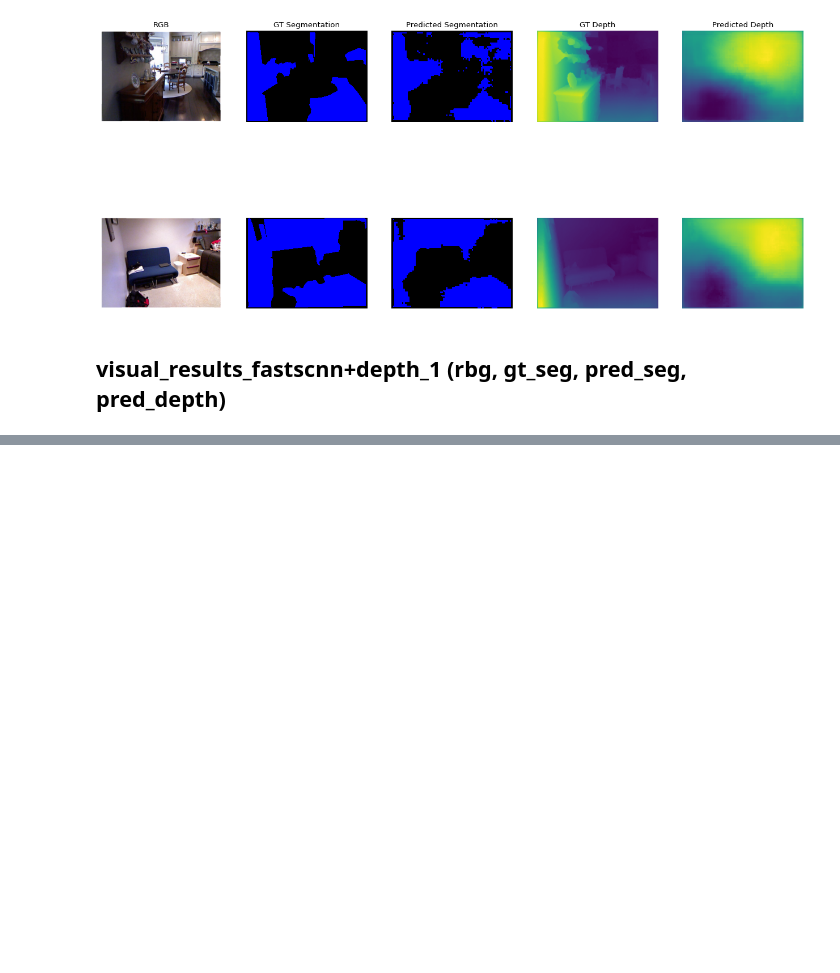
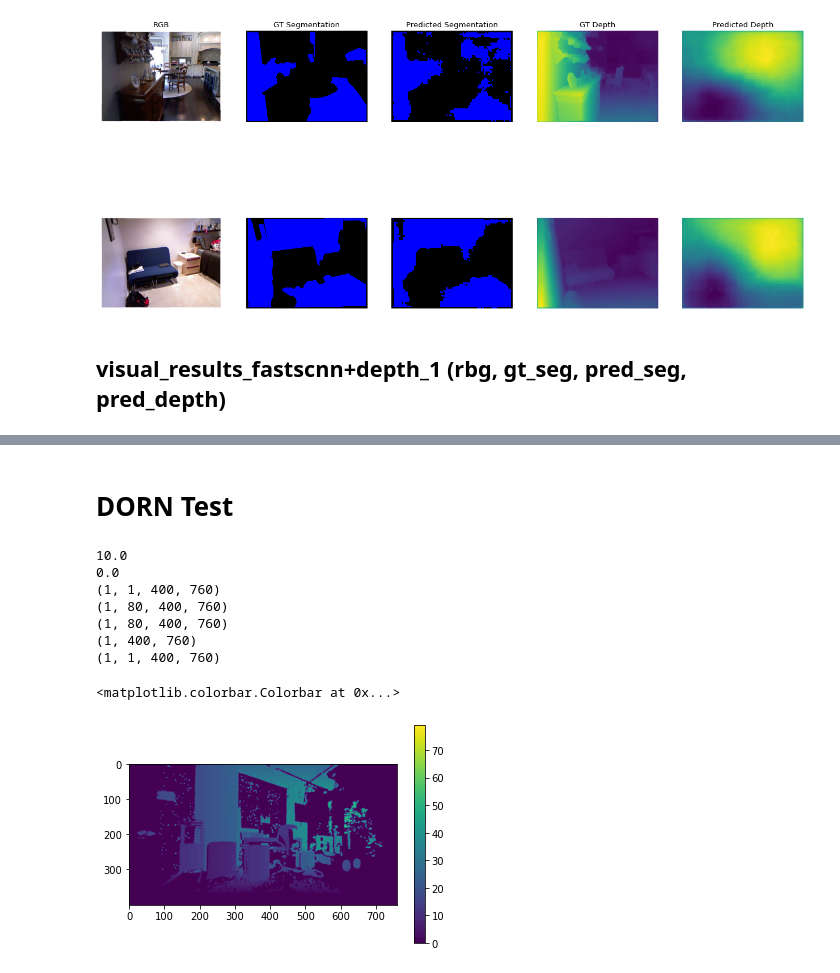
Before and after one commit to ethz-asl/background_foreground_segmentation, a Jupyter notebook: src/visualizations.ipynb, the cells around one changed output, grey strips where cells are left out. Drawn from its saved outputs; the diff is of its cells as text; code cells hidden in the pictures; blank space fills up the shorter version.

Commit message:
new depth pretraining

```diff
--- a/src/visualizations.ipynb
+++ b/src/visualizations.ipynb
@@ -587,2 +538,0 @@ Average Boxcox lambda: 0.0
-# %%
-val_ds_office_3 = tfds.load('MeshdistPseudolabelsDenseDepth', split='office3_densedepth20_dyn_cam2')
@@ -633,0 +587,2 @@ Average Boxcox lambda: 0.0
+# %%
+val_ds_office_3_depth = tfds.load('MeshdistPseudolabelsDenseDepth', split='office3_densedepth20_dyn_cam2')
@@ -633,0 +634,54 @@ Average Boxcox lambda: 0.0
+# %% [markdown]
+# DORN Test
+# %%
+def create_ord_label(depth):
+    ord_num = 80
+    beta = 10
+    discretization = "SID"
+    N, _, H, W = depth.shape
+    ord_c0 = tf.ones([N, ord_num, H, W])
+
+    if discretization == "SID":
+        label = ord_num * tf.math.log(depth) / np.log(beta)
+    else:
+        label = ord_num * (depth - 1.0) / (beta - 1.0)
+    label = tf.cast(label, dtype=tf.int64)
+    mask = tf.linspace(0, 79, ord_num) # ord_num - 1 instead of 255
+    mask = tf.expand_dims(mask, 0)
+    mask = tf.expand_dims(mask, -1)
+    mask = tf.expand_dims(mask, -1)
+    mask = tf.tile(mask, [N, 1, H, W])
+    mask = tf.cast(mask, tf.int64)
+    print(mask.shape)
+    print(ord_c0.shape)
+
+    mask = tf.equal(mask, label)
+    ord_c0 = tf.where(mask, 0, ord_c0) #ord_c0[mask] = 0
+    ord_c1 = 1 - ord_c0
+    return ord_c0, ord_c1
+
+for entry in val_ds_office_3_depth:
+    test_depth = tf.cast(entry['label']['distance'], tf.float32) *10/255
+    print(np.max(test_depth))
+    print(np.min(test_depth))
+    test_depth2 = tf.expand_dims(tf.squeeze(test_depth), 0)
+    test_depth2 = tf.expand_dims(test_depth2, 0)
+    print(test_depth2.shape)
+    ord_c0, ord_c1 = create_ord_label(test_depth2)
+    final_depth = tf.math.argmax(ord_c1, axis=1)
+    print(final_depth.shape)
+    final_depth = tf.squeeze(final_depth)
+    break
+plt.imshow(final_depth)
+print(test_depth2.shape)
+plt.colorbar()
+# %% [output]
+10.0
+0.0
+(1, 1, 400, 760)
+(1, 80, 400, 760)
+(1, 80, 400, 760)
+(1, 400, 760)
+(1, 1, 400, 760)
+<matplotlib.colorbar.Colorbar at 0x...>
+[figure, added]
```
Also changed, not shown: parts of 16 cells of this notebook, 1 other file.
